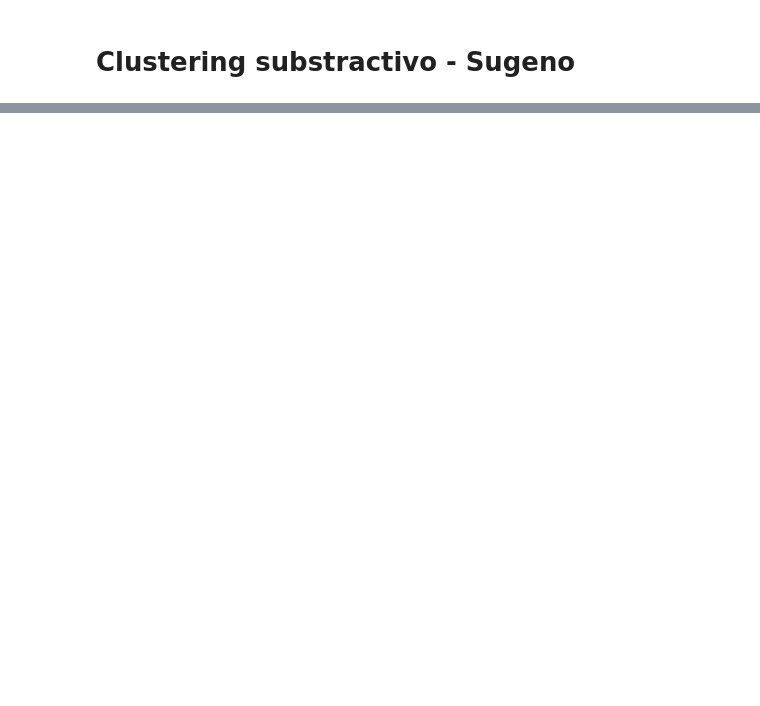
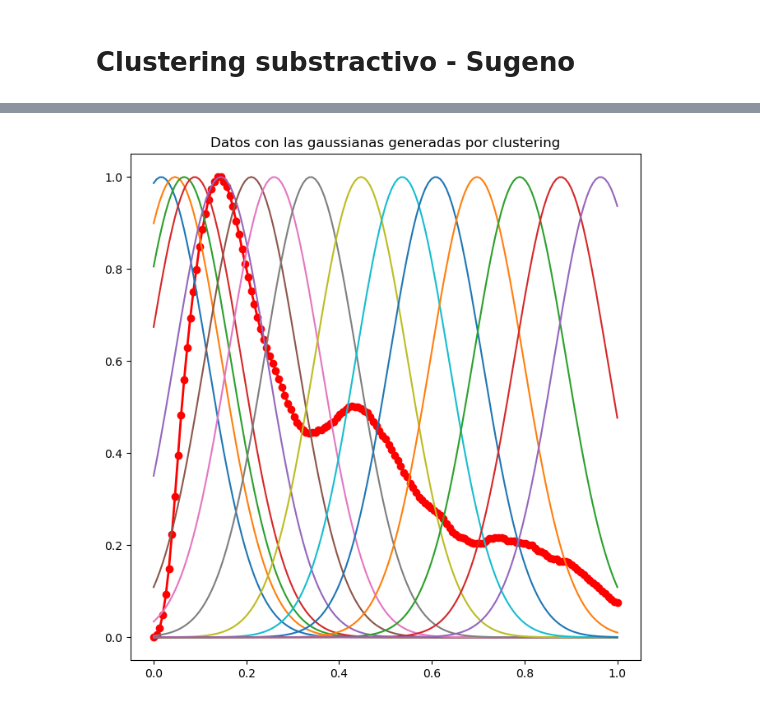
Before and after one commit to AlanGutierrez39/LogicaDifusa, a Jupyter notebook: Sugeno/LogicaDifusa.ipynb, the cells around one changed output, grey strips where cells are left out. Saved outputs shown, nothing was run; the diff lists cells and outputs as text; code cells hidden in the pictures; blank space fills up the shorter version.

```diff
--- a/Sugeno/LogicaDifusa.ipynb
+++ b/Sugeno/LogicaDifusa.ipynb
@@ -289,0 +296,4 @@ array([[130.],
+# %%
+my_sug_VDA = Sugeno(X11, cluster_alg="K", K=15,Ra=0.4)
+# %%
+my_sug_VDA.fit_clusters()
@@ -289,0 +304,4 @@ array([[130.],
+# %%
+my_sug_VDA.plot_gaussians()
+# %% [output]
+[figure, added]
```
Also changed, not shown: parts of 11 cells of this notebook.
